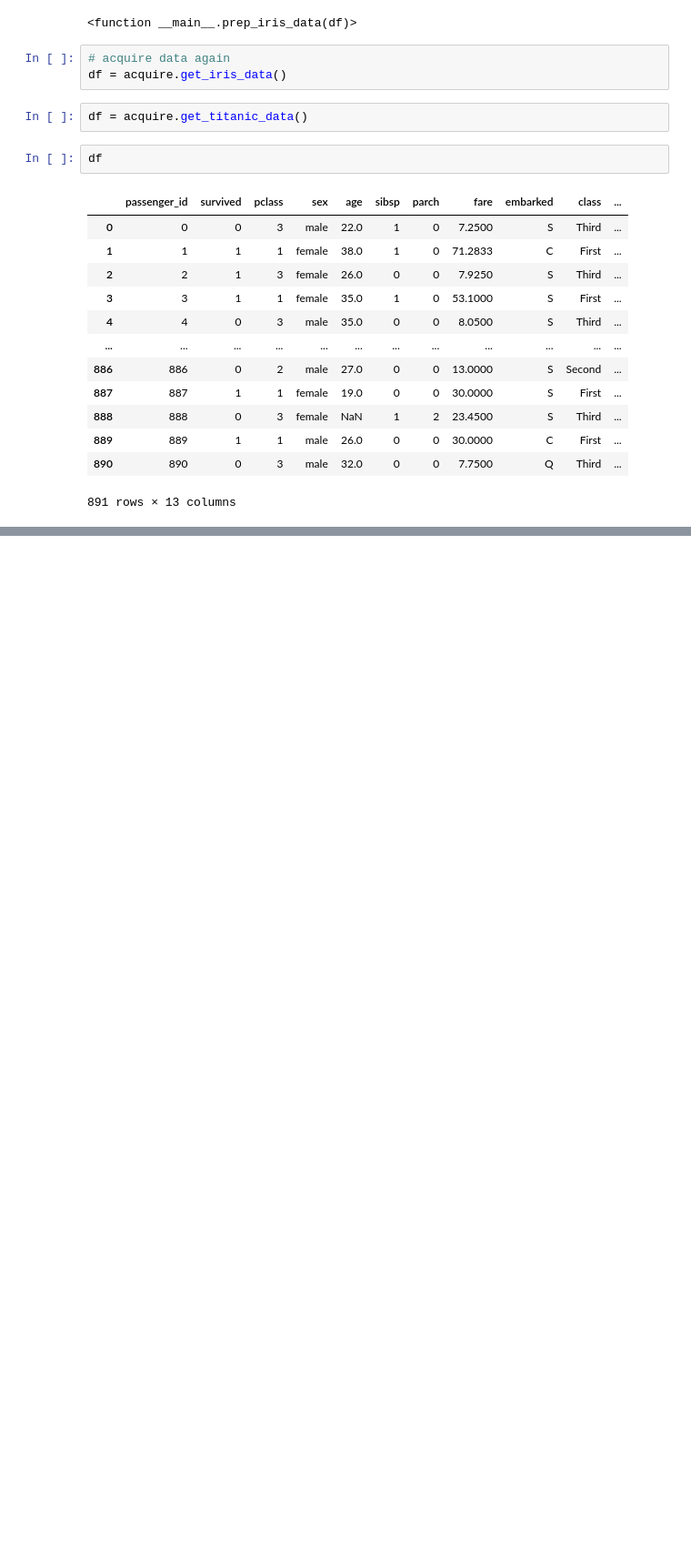
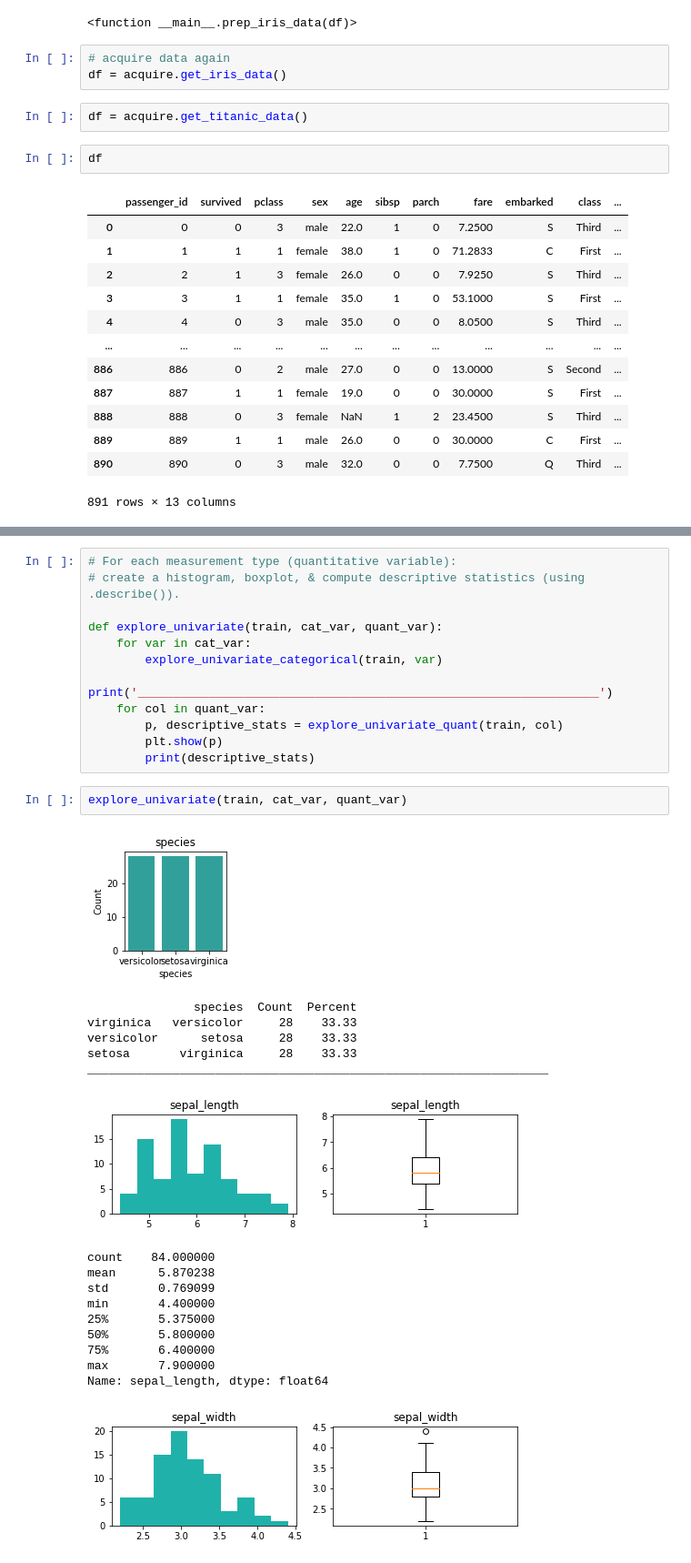
Before and after one commit to jamesallen0351/classification-exercises, a Jupyter notebook: classification_exercises.ipynb, the cells around one changed output, grey strips where cells are left out. Shown at 91% size. Saved outputs shown, nothing was run; the diff lists cells and outputs as text; blank space fills up the shorter version.

```diff
--- a/classification_exercises.ipynb
+++ b/classification_exercises.ipynb
@@ -379,0 +448,32 @@ print(train.shape, validate.shape, test.shape)
+# %%
+# For each measurement type (quantitative variable):
+# create a histogram, boxplot, & compute descriptive statistics (using .describe()).
+
+def explore_univariate(train, cat_var, quant_var):
+    for var in cat_var:
+        explore_univariate_categorical(train, var)
+        print('_________________________________________________________________')
+    for col in quant_var:
+        p, descriptive_stats = explore_univariate_quant(train, col)
+        plt.show(p)
+        print(descriptive_stats)
+# %%
+explore_univariate(train, cat_var, quant_var)
+# %% [output]
+[figure, added]
+               species  Count  Percent
+virginica   versicolor     28    33.33
+versicolor      setosa     28    33.33
+setosa       virginica     28    33.33
+_________________________________________________________________
+[figure, added]
+count    84.000000
+mean      5.870238
+std       0.769099
+min       4.400000
+25%       5.375000
+50%       5.800000
+75%       6.400000
+max       7.900000
+Name: sepal_length, dtype: float64
+[figure, added]
```
Also changed, not shown: parts of 42 cells of this notebook, 1 other file.
